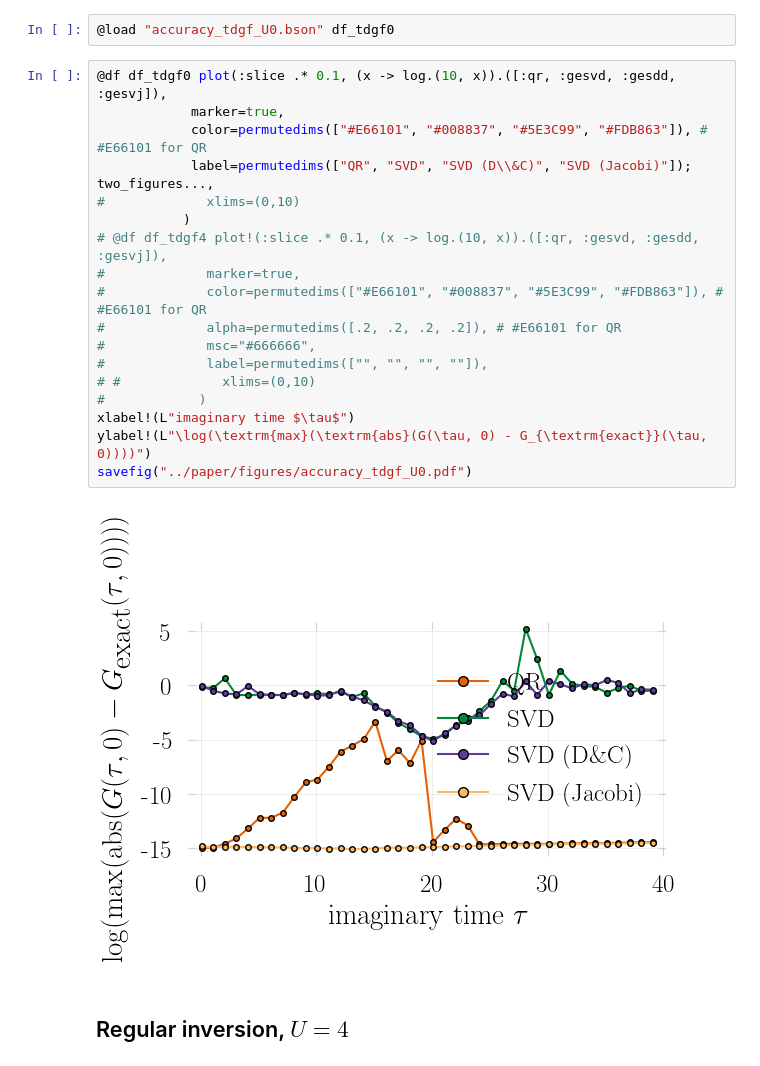
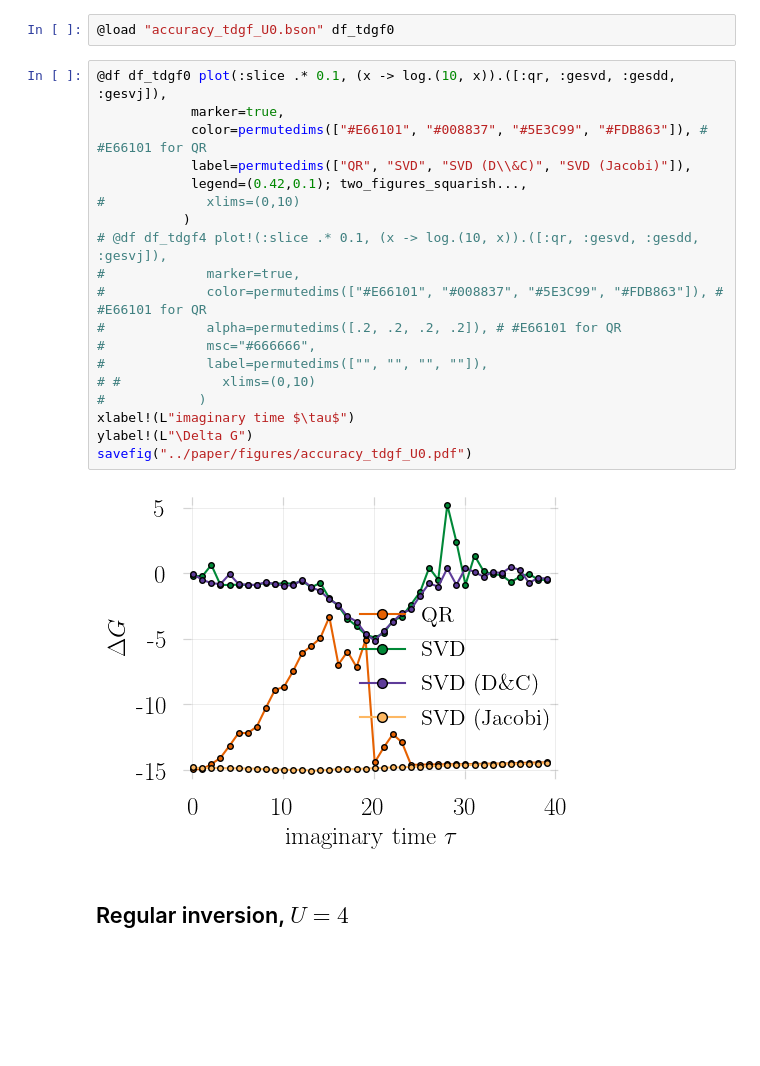
Before and after one commit to carstenbauer/StableDQMC.jl, a Jupyter notebook: notebooks/analysis.ipynb, the cells around one changed output. Drawn from its saved outputs; the diff is of its cells as text; blank space fills up the shorter version.

```diff
--- a/notebooks/analysis.ipynb
+++ b/notebooks/analysis.ipynb
@@ -654,23 +654,24 @@ accuracy_tdgf (generic function with 1 method)
 # %%
 @df df_tdgf0 plot(:slice .* 0.1, (x -> log.(10, x)).([:qr, :gesvd, :gesdd, :gesvj]),
             marker=true,
             color=permutedims(["#E66101", "#008837", "#5E3C99", "#FDB863"]), # #E66101 for QR
-            label=permutedims(["QR", "SVD", "SVD (D\\&C)", "SVD (Jacobi)"]); two_figures...,
+            label=permutedims(["QR", "SVD", "SVD (D\\&C)", "SVD (Jacobi)"]),
+            legend=(0.42,0.1); two_figures_squarish...,
 #             xlims=(0,10)
            )
 # @df df_tdgf4 plot!(:slice .* 0.1, (x -> log.(10, x)).([:qr, :gesvd, :gesdd, :gesvj]),
 #             marker=true,
 #             color=permutedims(["#E66101", "#008837", "#5E3C99", "#FDB863"]), # #E66101 for QR
 #             alpha=permutedims([.2, .2, .2, .2]), # #E66101 for QR
 #             msc="#666666",
 #             label=permutedims(["", "", "", ""]),
 # #             xlims=(0,10)
 #            )
 xlabel!(L"imaginary time $\tau$")
-ylabel!(L"\log(\textrm{max}(\textrm{abs}(G(\tau, 0) - G_{\textrm{exact}}(\tau, 0))))")
+ylabel!(L"\Delta G")
 savefig("../paper/figures/accuracy_tdgf_U0.pdf")
 # %% [output]
-[figure, old version]
+[figure, new version]
 # %% [markdown]
 ## Regular inversion, $U=4$
 # %%
```
Also changed, not shown: parts of 5 cells of this notebook, 9 other files.
